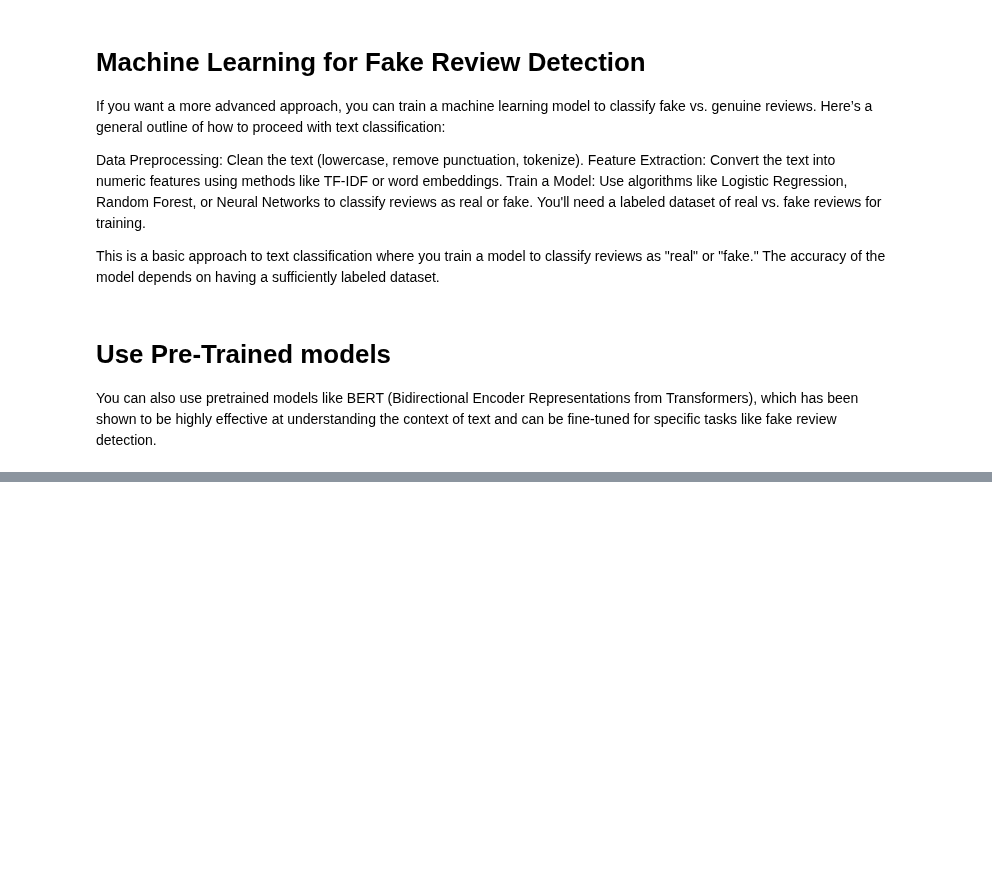
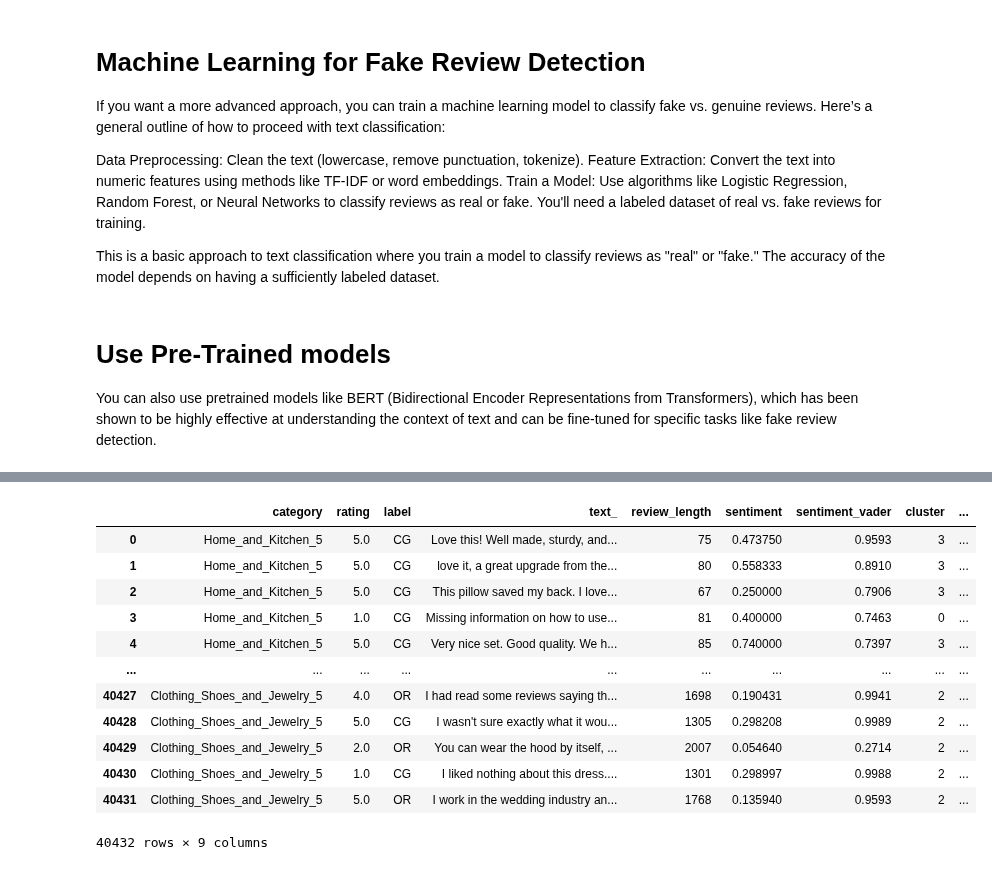
Before and after one commit to malfriduranna/02807_final_project, a Jupyter notebook: notebooks/birkir.ipynb, the cells around one changed output, grey strips where cells are left out. Saved outputs shown, nothing was run; the diff lists cells and outputs as text; code cells hidden in the pictures; blank space fills up the shorter version.

```diff
--- a/notebooks/birkir.ipynb
+++ b/notebooks/birkir.ipynb
@@ -303,0 +381,9 @@ Train a machine learning model – Build a classifier to identify fake reviews u
+# %%
+
+# Apply DBSCAN
+dbscan = DBSCAN(eps=0.5, min_samples=5)  # Adjust eps and min_samples based on dataset size
+df['cluster_dbscan'] = dbscan.fit_predict(features_scaled)
+
+# Check for outliers (cluster = -1 indicates noise or outliers)
+outliers = df[df['cluster_dbscan'] == -1]
+print(outliers[['text_', 'rating', 'sentiment_vader', 'review_length']])
@@ -303,0 +408,16 @@ Train a machine learning model – Build a classifier to identify fake reviews u
+# %%
+df
+# %% [output]
+|  | category | rating | label | text_ | review_length | sentiment | sentiment_vader | cluster | ... |
+| 0 | Home_and_Kitchen_5 | 5.0 | CG | Love this! Well made, sturdy, and... | 75 | 0.473750 | 0.9593 | 3 | ... |
+| 1 | Home_and_Kitchen_5 | 5.0 | CG | love it, a great upgrade from the... | 80 | 0.558333 | 0.8910 | 3 | ... |
+| 2 | Home_and_Kitchen_5 | 5.0 | CG | This pillow saved my back. I love... | 67 | 0.250000 | 0.7906 | 3 | ... |
+| 3 | Home_and_Kitchen_5 | 1.0 | CG | Missing information on how to use... | 81 | 0.400000 | 0.7463 | 0 | ... |
+| 4 | Home_and_Kitchen_5 | 5.0 | CG | Very nice set. Good quality. We h... | 85 | 0.740000 | 0.7397 | 3 | ... |
+| ... | ... | ... | ... | ... | ... | ... | ... | ... | ... |
+| 40427 | Clothing_Shoes_and_Jewelry_5 | 4.0 | OR | I had read some reviews saying th... | 1698 | 0.190431 | 0.9941 | 2 | ... |
+| 40428 | Clothing_Shoes_and_Jewelry_5 | 5.0 | CG | I wasn't sure exactly what it wou... | 1305 | 0.298208 | 0.9989 | 2 | ... |
+| 40429 | Clothing_Shoes_and_Jewelry_5 | 2.0 | OR | You can wear the hood by itself, ... | 2007 | 0.054640 | 0.2714 | 2 | ... |
+| 40430 | Clothing_Shoes_and_Jewelry_5 | 1.0 | CG | I liked nothing about this dress.... | 1301 | 0.298997 | 0.9988 | 2 | ... |
+| 40431 | Clothing_Shoes_and_Jewelry_5 | 5.0 | OR | I work in the wedding industry an... | 1768 | 0.135940 | 0.9593 | 2 | ... |
+40432 rows × 9 columns
```
Also changed, not shown: parts of 13 cells of this notebook.
